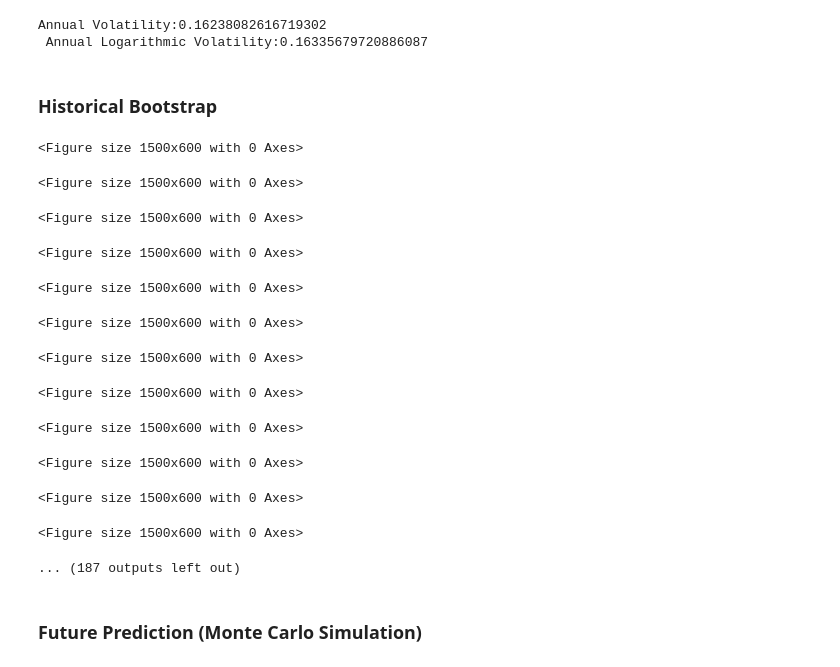
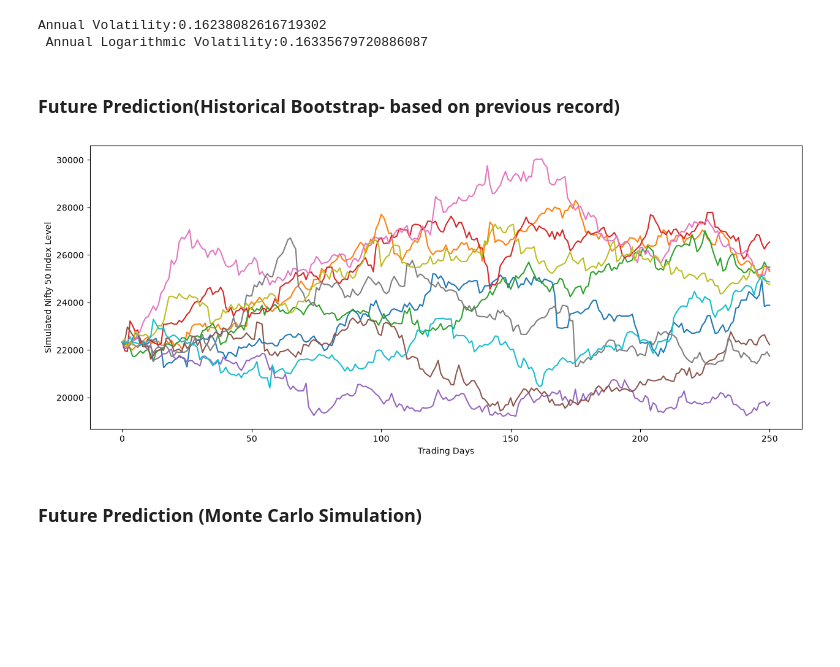
Before and after one commit to shouvik-maity/Indian-Stock-Market-Analysis, a Jupyter notebook: market_analysis.ipynb, the cells around one changed output. Cells and saved outputs as stored; diff of their text form; code cells hidden in the pictures; blank space fills up the shorter version.

```diff
--- a/market_analysis.ipynb
+++ b/market_analysis.ipynb
@@ -94,43 +94,29 @@ print(f"Annual Volatility:{arv}\n Annual Logarithmic Volatility:{alrv}\n")
 Annual Volatility:0.16238082616719302
  Annual Logarithmic Volatility:0.16335679720886087
 # %% [markdown]
-### Historical Bootstrap
+### Future Prediction(Historical Bootstrap- based on previous record)
 # %%
 historical_returns = nf50["Percreturn"].values
-r=0.0721
-st=alrv
 iterations=10000
 t_interval=250
 sampled_returns = np.random.choice(
     historical_returns,
     size=(t_interval, iterations),
     replace=True
 )
 s = np.zeros((t_interval + 1, iterations))
 s0=nf50["Adj Close"].iloc[-1]
 s[0] = s0
-
+plt.close("all")
 for t in range(1, t_interval + 1):
     s[t] = s[t-1] * (1 + sampled_returns[t-1])
-    plt.figure(figsize=(15,6))
+plt.figure(figsize=(15,6))
 plt.plot(s[:,:10])
 plt.xlabel("Trading Days")
 plt.ylabel("Simulated Nifty 50 Index Level")
 plt.show()
 # %% [output]
-<Figure size 1500x600 with 0 Axes>
-<Figure size 1500x600 with 0 Axes>
-<Figure size 1500x600 with 0 Axes>
-<Figure size 1500x600 with 0 Axes>
-<Figure size 1500x600 with 0 Axes>
-<Figure size 1500x600 with 0 Axes>
-<Figure size 1500x600 with 0 Axes>
-<Figure size 1500x600 with 0 Axes>
-<Figure size 1500x600 with 0 Axes>
-<Figure size 1500x600 with 0 Axes>
-<Figure size 1500x600 with 0 Axes>
-<Figure size 1500x600 with 0 Axes>
-... (187 outputs left out)
+[figure, added]
 # %% [markdown]
 ### Future Prediction (Monte Carlo Simulation)
 # %%
```
Also changed, not shown: parts of 1 cell of this notebook.
